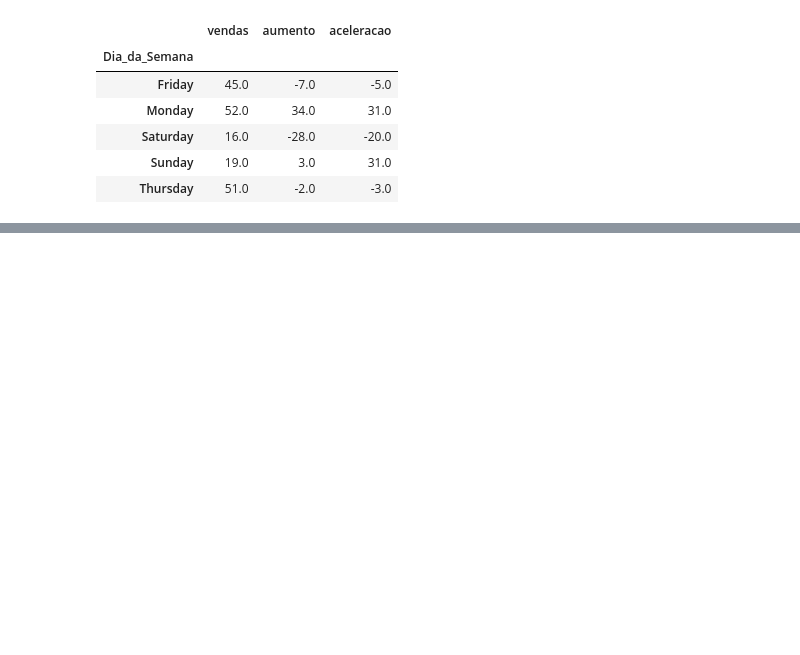
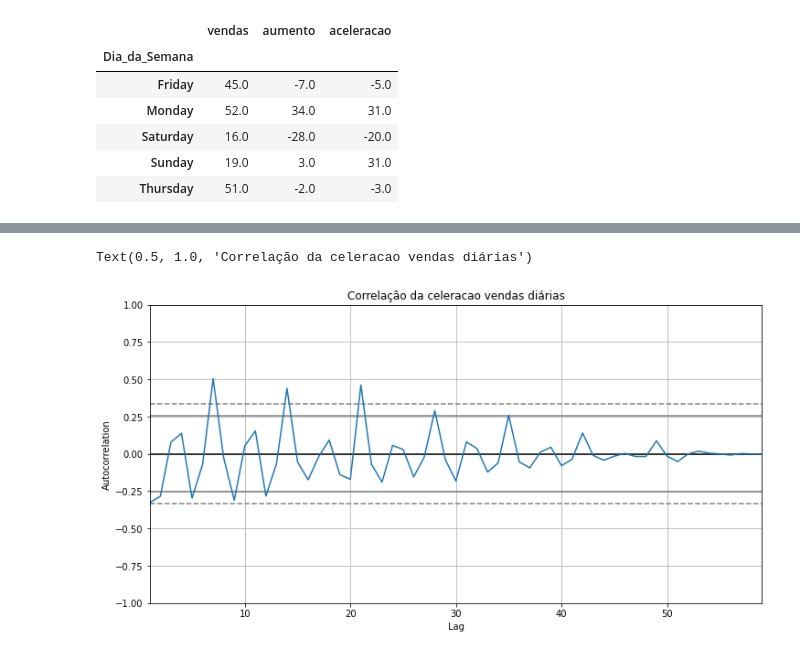
Before and after one commit to alanfmorato/Analise-de-vendas, a Jupyter notebook: Series_Temporais_Chocolates.ipynb, the cells around one changed output, grey strips where cells are left out. Saved outputs shown, nothing was run; the diff lists cells and outputs as text; code cells hidden in the pictures; blank space fills up the shorter version.

```diff
--- a/Series_Temporais_Chocolates.ipynb
+++ b/Series_Temporais_Chocolates.ipynb
@@ -99,0 +114,7 @@ vendas_agrupadas.head()
+# %%
+plt.figure(figsize=(12,6))
+autocorrelation_plot(vendas_por_dia["aceleracao"][2:])
+plt.title("Correlação da celeracao vendas diárias")
+# %% [output]
+Text(0.5, 1.0, 'Correlação da celeracao vendas diárias')
+[figure, added]
```
Also changed, not shown: parts of 3 cells of this notebook.
